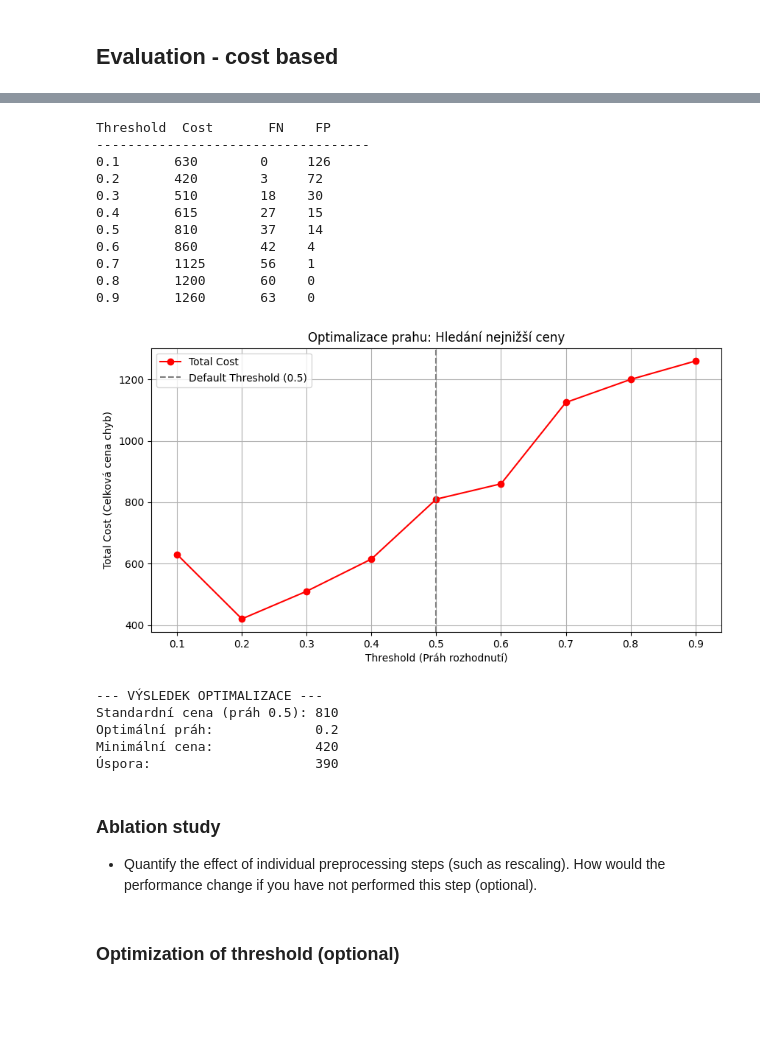
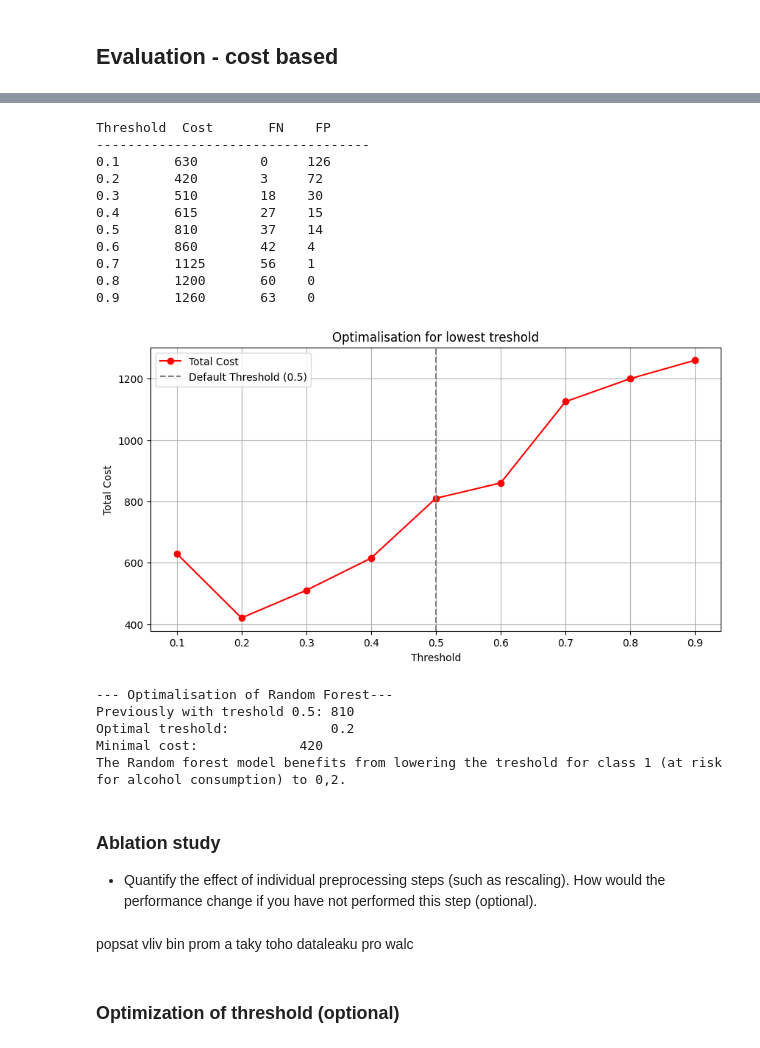
Before and after one commit to adela-domokosova/test, a Jupyter notebook: template_coursework_classification.ipynb, the cells around one changed output, grey strips where cells are left out. Drawn from its saved outputs; the diff is of its cells as text; code cells hidden in the pictures; blank space fills up the shorter version.

```diff
--- a/template_coursework_classification.ipynb
+++ b/template_coursework_classification.ipynb
@@ -985,76 +982,76 @@ Interpretace výsledků:
 # %%
-import matplotlib.pyplot as plt
-import numpy as np
-from sklearn.metrics import confusion_matrix
 
-# === 1. Nastavení správných cen (podle předchozího kroku) ===
-COST_FP = 5   # Cena za zbytečnou intervenci (False Positive)
-COST_FN = 20  # Cena za nezachyceného propadlíka (False Negative) - DRAHÉ!
+
+# Costs
+COST_FP = 5   # cost False Positive
+COST_FN = 20  # cost False Negative
 
 thresholds = np.arange(0.1, 1.0, 0.1)
 costs = []
-f1_scores = [] # Můžeme sledovat i F1, pokud chcete
+f1_scores = []
 
-# Získání pravděpodobností pro třídu 1 (High Dalc/Failure)
+# Probability of instances for Class 1 (at risk of alcohol consumption)
 y_proba_rf = best_rf.predict_proba(X_test_encoded)[:, 1]
 
 print(f"{'Threshold':<10} {'Cost':<10} {'FN':<5} {'FP':<5}")
 print("-" * 35)
 
 for thr in thresholds:
-    # Pokud je pravděpodobnost >= thr, klasifikuj jako 1, jinak 0
+    # If probability is >= thr, class as 1, else 0
     y_pred_thr = (y_proba_rf >= thr).astype(int)
 
     tn, fp, fn, tp = confusion_matrix(y_test, y_pred_thr).ravel()
 
-    # Výpočet ceny pro tento práh
+    # Cost at thr
     total_cost = (fp * COST_FP) + (fn * COST_FN)
     costs.append(total_cost)
 
     print(f"{thr:.1f}       {total_cost:<10} {fn:<5} {fp:<5}")
 
-# === 2. Graf výsledků ===
+# Graph
 plt.figure(figsize=(10, 5))
 plt.plot(thresholds, costs, marker='o', color='red', label='Total Cost')
 plt.axvline(x=0.5, color='grey', linestyle='--', label='Default Threshold (0.5)')
-plt.title('Optimalizace prahu: Hledání nejnižší ceny')
-plt.xlabel('Threshold (Práh rozhodnutí)')
-plt.ylabel('Total Cost (Celková cena chyb)')
+plt.title('Optimalisation for lowest treshold')
+plt.xlabel('Threshold')
+plt.ylabel('Total Cost')
 plt.legend()
 plt.grid(True)
 plt.show()
 
-# === 3. Závěr ===
+# Result
 best_index = np.argmin(costs)
 best_thr = thresholds[best_index]
 min_cost = costs[best_index]
 
-print(f"\n--- VÝSLEDEK OPTIMALIZACE ---")
-print(f"Standardní cena (práh 0.5): {costs[4]}") # Index 4 odpovídá 0.5
-print(f"Optimální práh:             {best_thr:.1f}")
-print(f"Minimální cena:             {min_cost}")
-print(f"Úspora:                     {costs[4] - min_cost}")
+print(f"\n--- Optimalisation of Random Forest---")
+print(f"Previously with treshold 0.5: {costs[4]}")
+print(f"Optimal treshold:             {best_thr:.1f}")
+print(f"Minimal cost:             {min_cost}")
+print("The Random forest model benefits from lowering the treshold for class 1 (at risk for alcohol consumption) to 0,2.")
 # %% [output]
 Threshold  Cost       FN    FP
 -----------------------------------
 0.1       630        0     126
 0.2       420        3     72
 0.3       510        18    30
 0.4       615        27    15
 0.5       810        37    14
 0.6       860        42    4
 0.7       1125       56    1
 0.8       1200       60    0
 0.9       1260       63    0
-[figure, old version]
+[figure, new version]
---- VÝSLEDEK OPTIMALIZACE ---
-Standardní cena (práh 0.5): 810
-Optimální práh:             0.2
-Minimální cena:             420
-Úspora:                     390
+--- Optimalisation of Random Forest---
+Previously with treshold 0.5: 810
+Optimal treshold:             0.2
+Minimal cost:             420
+The Random forest model benefits from lowering the treshold for class 1 (at risk for alcohol consumption) to 0,2.
 # %% [markdown]
 ### Ablation study
 * Quantify the effect of individual preprocessing steps (such as rescaling). How would the performance change if you have not performed this step (optional).
+# %% [markdown]
+popsat vliv bin prom a taky toho dataleaku pro walc
 # %% [markdown]
 ###  Optimization of threshold (optional)
 # %% [markdown]
```
Also changed, not shown: parts of 2 cells of this notebook.
